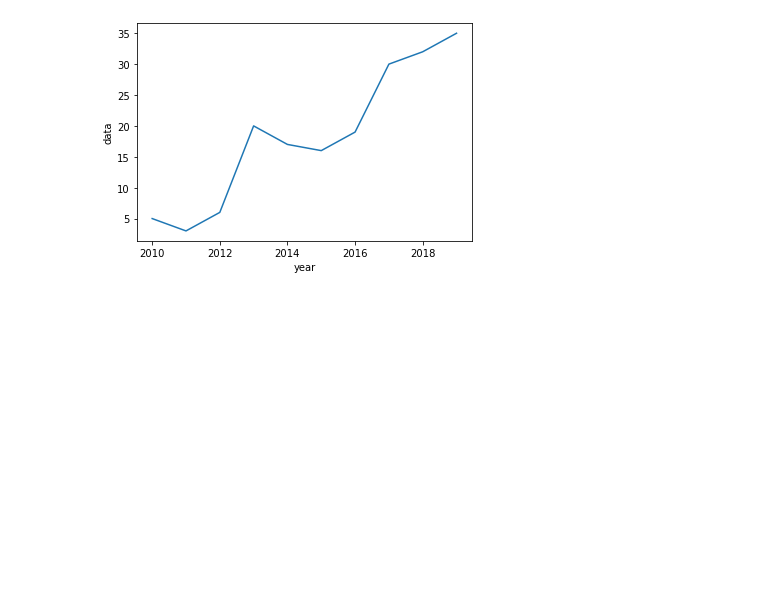
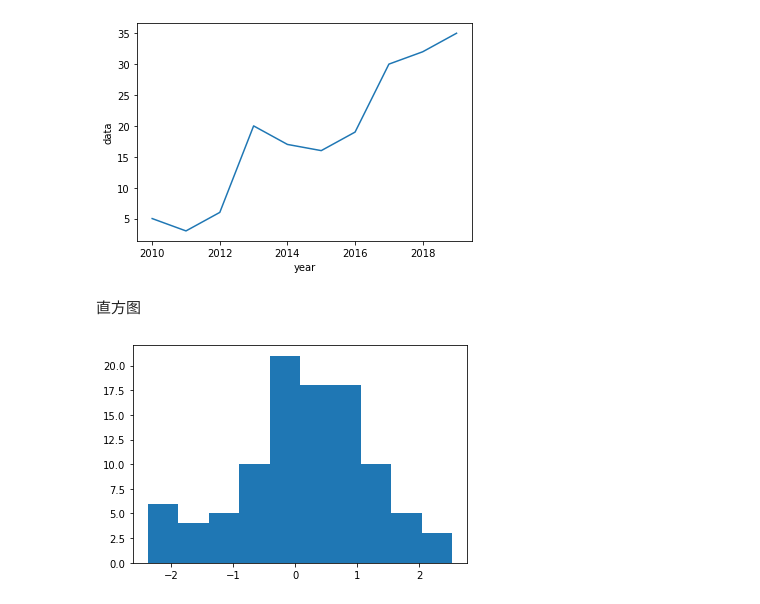
Before and after one commit to binblee/da, a Jupyter notebook: visualization/play.ipynb, the cells around one changed output. Cells and saved outputs as stored; diff of their text form; code cells hidden in the pictures; blank space fills up the shorter version.

Commit message:
visualization

```diff
--- a/visualization/play.ipynb
+++ b/visualization/play.ipynb
@@ -36,3 +36,12 @@ sns.lineplot(x='year', y='data', data=df)
 plt.show()
 # %% [output]
 [figure]
+# %% [markdown]
+直方图
+# %%
+a = np.random.randn(100)
+s = pd.Series(a)
+plt.hist(s)
+plt.show()
+# %% [output]
+[figure, added]
```
Also changed, not shown: parts of 3 cells of this notebook.
